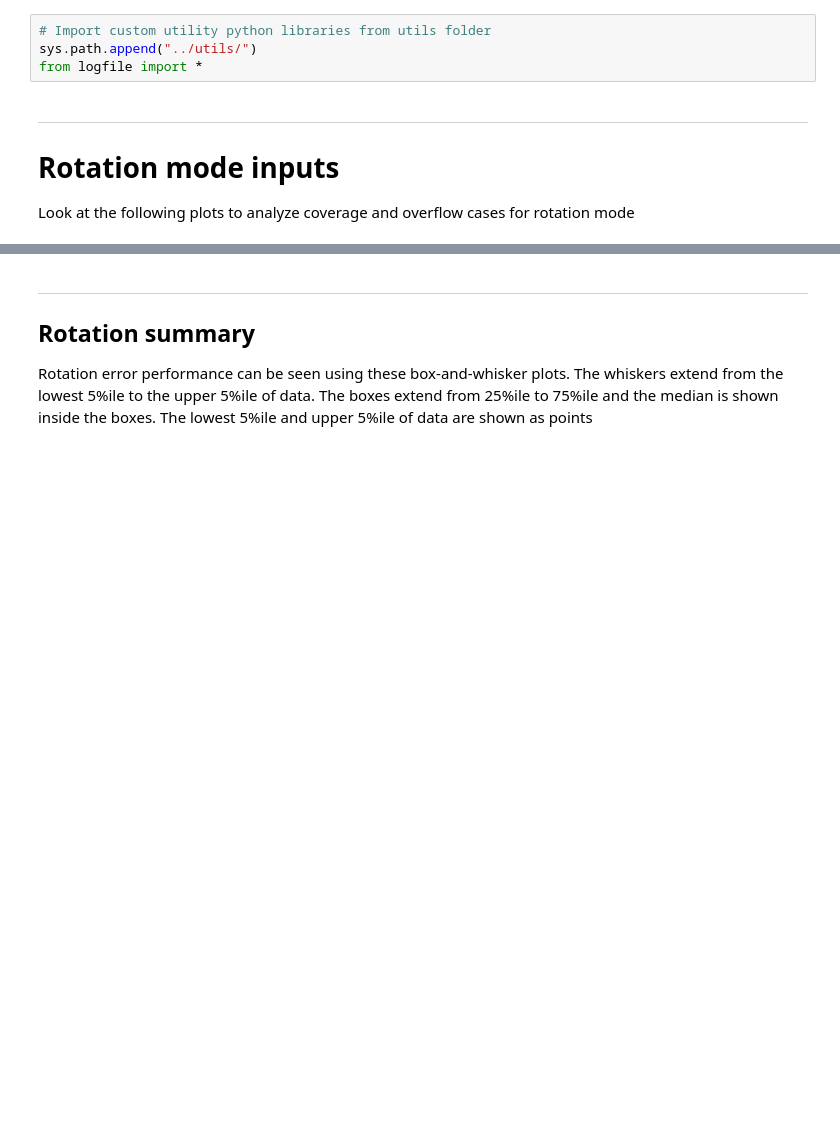
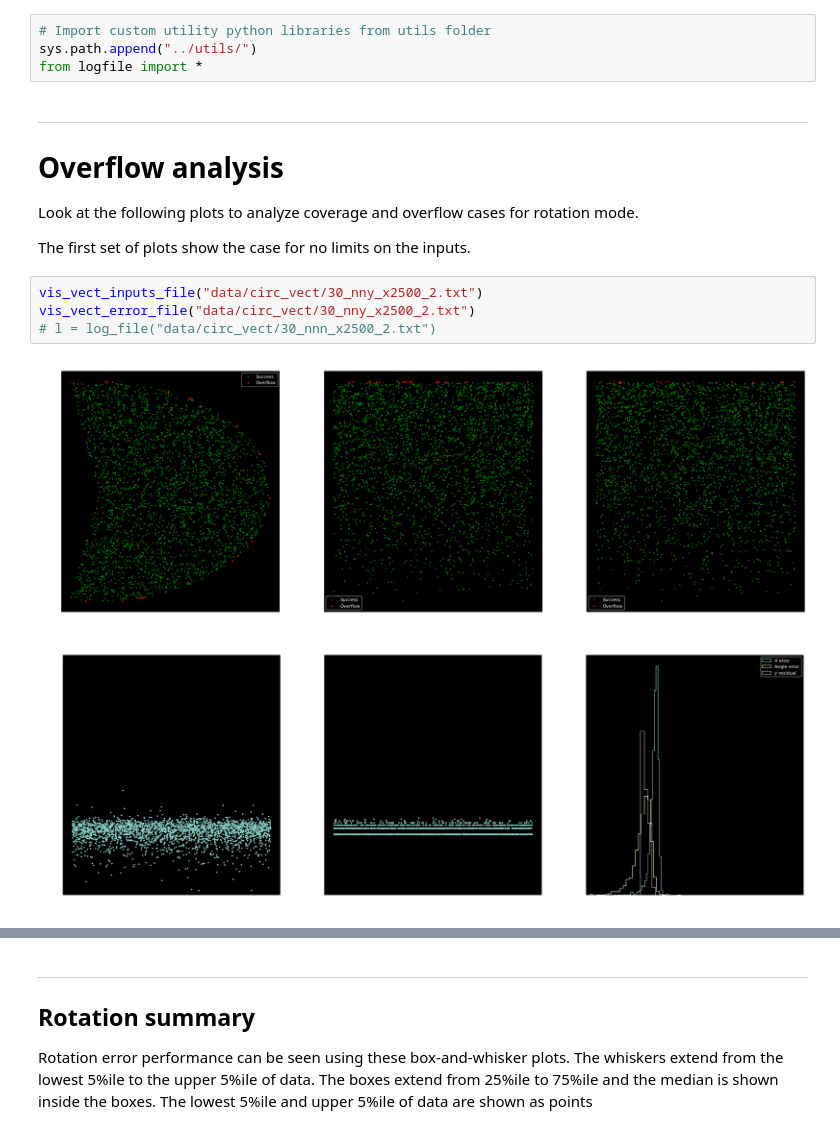
Before and after one commit to Ashwin-Rajesh/Cordic_accelerator, a Jupyter notebook: docs/cordic_circular.ipynb, the cells around one changed output, grey strips where cells are left out. Cells and saved outputs as stored; diff of their text form; blank space fills up the shorter version.

```diff
--- a/docs/cordic_circular.ipynb
+++ b/docs/cordic_circular.ipynb
@@ -16,6 +16,15 @@ from logfile import *
 # %% [markdown]
 ---
 
-# Rotation mode inputs
+# Overflow analysis
 
-Look at the following plots to analyze coverage and overflow cases for rotation mode
+Look at the following plots to analyze coverage and overflow cases for rotation mode.
+
+The first set of plots show the case for no limits on the inputs.
+# %%
+vis_vect_inputs_file("data/circ_vect/30_nny_x2500_2.txt")
+vis_vect_error_file("data/circ_vect/30_nny_x2500_2.txt")
+# l = log_file("data/circ_vect/30_nnn_x2500_2.txt")
+# %% [output]
+[figure, added]
+[figure, added]
```
Also changed, not shown: parts of 18 cells of this notebook.
